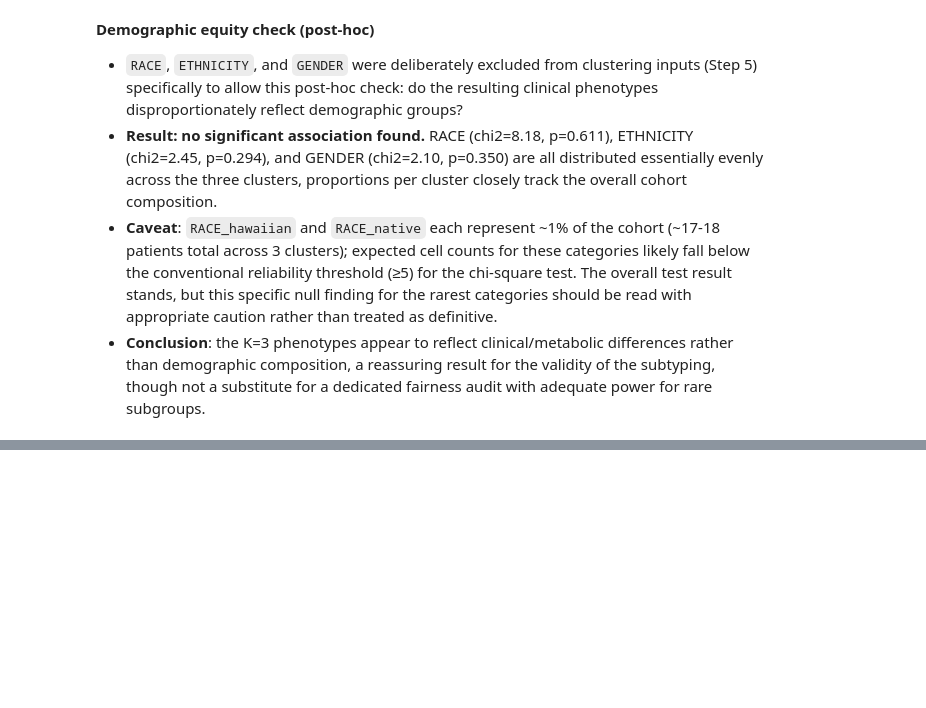
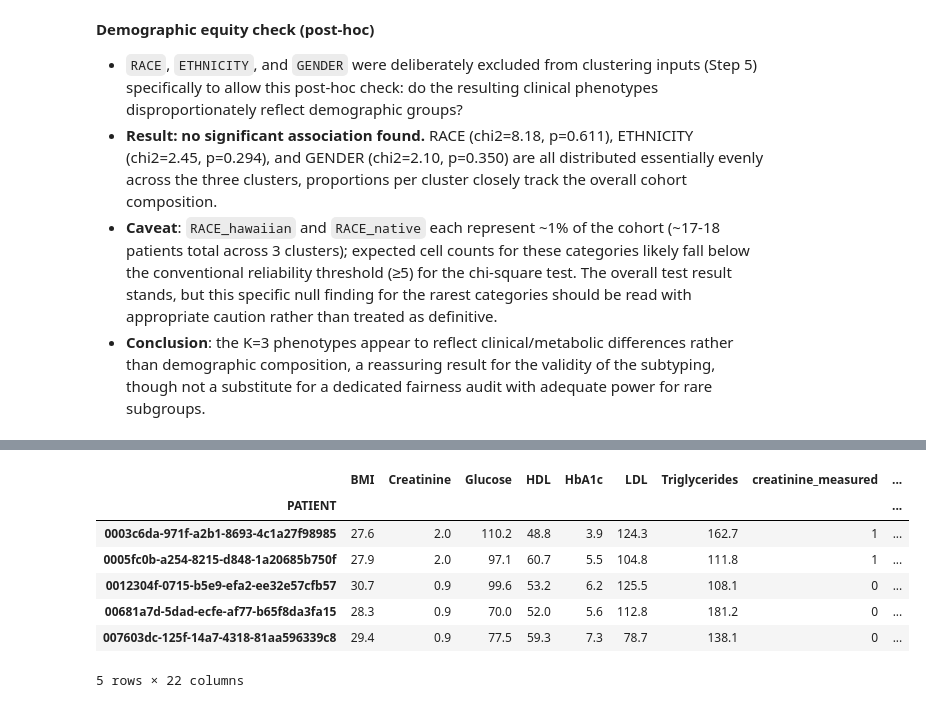
Before and after one commit to manuelcernigoj-lab/t2d-patient-subtyping, a Jupyter notebook: notebooks/02_clustering.ipynb, the cells around one changed output, grey strips where cells are left out. Cells and saved outputs as stored; diff of their text form; code cells hidden in the pictures; blank space fills up the shorter version.

```diff
--- a/notebooks/02_clustering.ipynb
+++ b/notebooks/02_clustering.ipynb
@@ -692,3 +691,26 @@ export_df = export_df.drop(columns=race_cols + ethnicity_cols)
+# %%
+# [Step 10]: Build an export-ready table. Reconstruct readable RACE/ETHNICITY
+# from the one-hot block, more directly usable downstream (notebook 03,
+# Power BI) than 8 separate dummy columns, and drop the dummies from the
+# exported copy. patient_features itself stays untouched.
+
+race_cols = [c for c in patient_features.columns if c.startswith("RACE_")]
+ethnicity_cols = [c for c in patient_features.columns if c.startswith("ETHNICITY_")]
+
+export_df = patient_features.copy()
+export_df["RACE"] = export_df[race_cols].idxmax(axis=1).str.replace("RACE_", "", regex=False)
+export_df["ETHNICITY"] = export_df[ethnicity_cols].idxmax(axis=1).str.replace("ETHNICITY_", "", regex=False)
+export_df = export_df.drop(columns=race_cols + ethnicity_cols)
+export_df.head()
+# %% [output]
+|  | BMI | Creatinine | Glucose | HDL | HbA1c | LDL | Triglycerides | creatinine_measured | ... |
+| PATIENT |  |  |  |  |  |  |  |  | ... |
+| 0003c6da-971f-a2b1-8693-4c1a27f98985 | 27.6 | 2.0 | 110.2 | 48.8 | 3.9 | 124.3 | 162.7 | 1 | ... |
+| 0005fc0b-a254-8215-d848-1a20685b750f | 27.9 | 2.0 | 97.1 | 60.7 | 5.5 | 104.8 | 111.8 | 1 | ... |
+| 0012304f-0715-b5e9-efa2-ee32e57cfb57 | 30.7 | 0.9 | 99.6 | 53.2 | 6.2 | 125.5 | 108.1 | 0 | ... |
+| 00681a7d-5dad-ecfe-af77-b65f8da3fa15 | 28.3 | 0.9 | 70.0 | 52.0 | 5.6 | 112.8 | 181.2 | 0 | ... |
+| 007603dc-125f-14a7-4318-81aa596339c8 | 29.4 | 0.9 | 77.5 | 59.3 | 7.3 | 78.7 | 138.1 | 0 | ... |
+5 rows × 22 columns
 # %%
 # [Step 11]: Export -- parquet for notebook 03 (Python reuse), CSV for Power BI
 # (PATIENT reset to a plain column for the CSV: Power Query handles an
```
Also changed, not shown: parts of 3 cells of this notebook.
